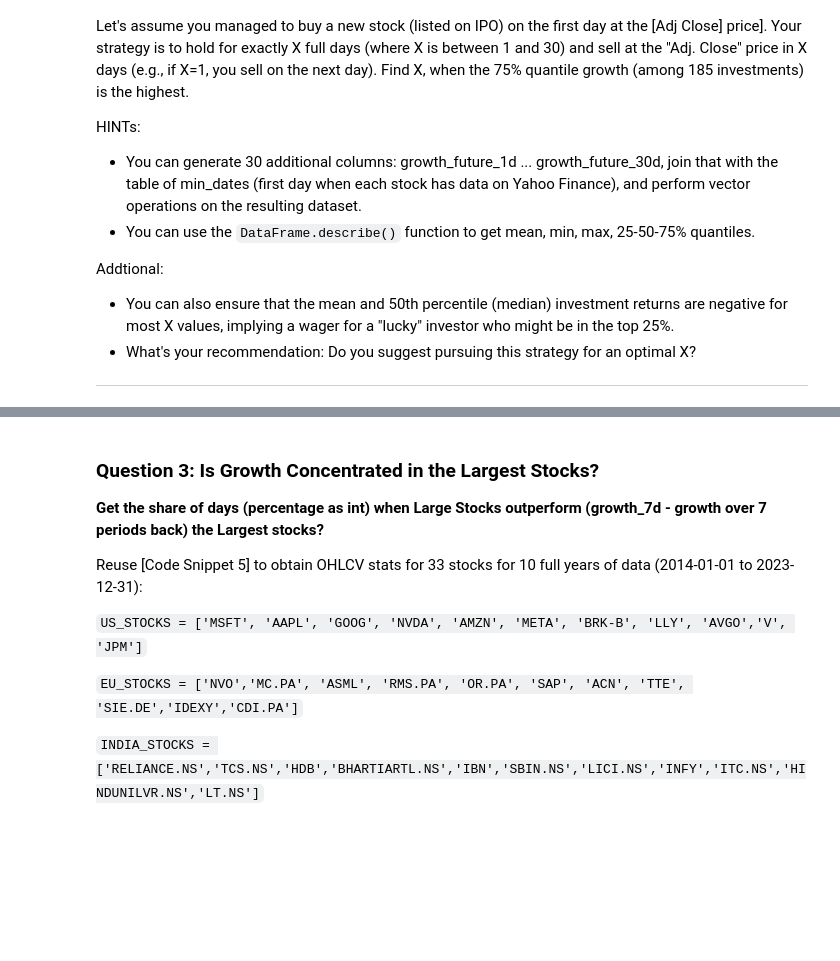
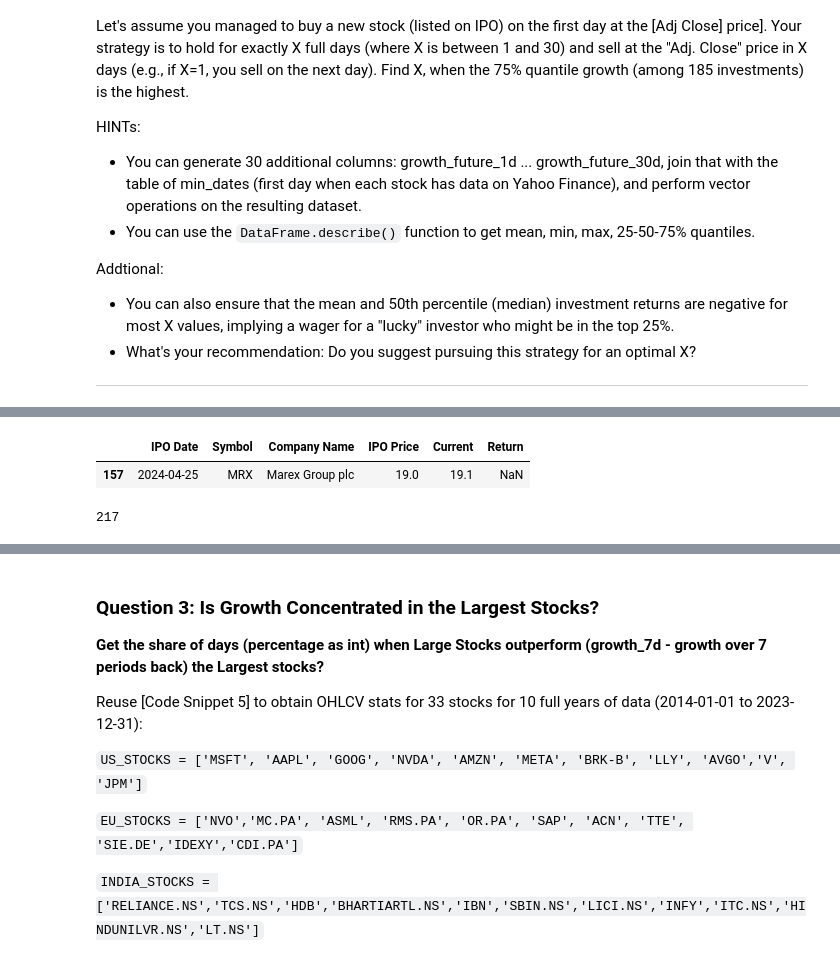
Before and after one commit to Cerpint4xt/stock-markets-analytics-zoomcamp, a Jupyter notebook: myhomeworks/homework_2.ipynb, the cells around one changed output, grey strips where cells are left out. Saved outputs shown, nothing was run; the diff lists cells and outputs as text; code cells hidden in the pictures; blank space fills up the shorter version.

```diff
--- a/myhomeworks/homework_2.ipynb
+++ b/myhomeworks/homework_2.ipynb
@@ -184,0 +268,3 @@ Addtional:
+# %%
+# convert to datetime
+stacked_ipos_df['IPO Date'] = pd.to_datetime(stacked_ipos_df['IPO Date'])
@@ -184,0 +277,13 @@ Addtional:
+# %%
+# it has some missing values --> use defensive errors='coerce' (if don't have time to crack into the data errors)
+#     : pd.to_numeric() function call, which will convert problematic values to NaN.
+#     otherwise you'll get a ValueError: Unable to parse string "-" at position 9
+stacked_ipos_df['IPO Price'] = pd.to_numeric(stacked_ipos_df['IPO Price'].str.replace('$', ''), errors='coerce')
+# not sure why, but need to call it again to transform 'object' to 'float64'
+stacked_ipos_df['IPO Price'] = pd.to_numeric(stacked_ipos_df['IPO Price'])
+# %%
+# Convert "Current" column
+stacked_ipos_df['Current'] = pd.to_numeric(stacked_ipos_df['Current'].str.replace('$', ''), errors='coerce')
+
+# Convert 'Return' to numeric format (percentage)
+stacked_ipos_df['Return'] = pd.to_numeric(stacked_ipos_df['Return'].str.replace('%', ''), errors='coerce') / 100
@@ -184,0 +319,10 @@ Addtional:
+# %%
+# Do you want to leave the record or not?
+stacked_ipos_df[stacked_ipos_df.Return.isnull()]
+# %% [output]
+|  | IPO Date | Symbol | Company Name | IPO Price | Current | Return |
+| 157 | 2024-04-25 | MRX | Marex Group plc | 19.0 | 19.1 | NaN |
+# %%
+len(stacked_ipos_df['Symbol'].unique())
+# %% [output]
+217
```
Also changed, not shown: parts of 38 cells of this notebook.
